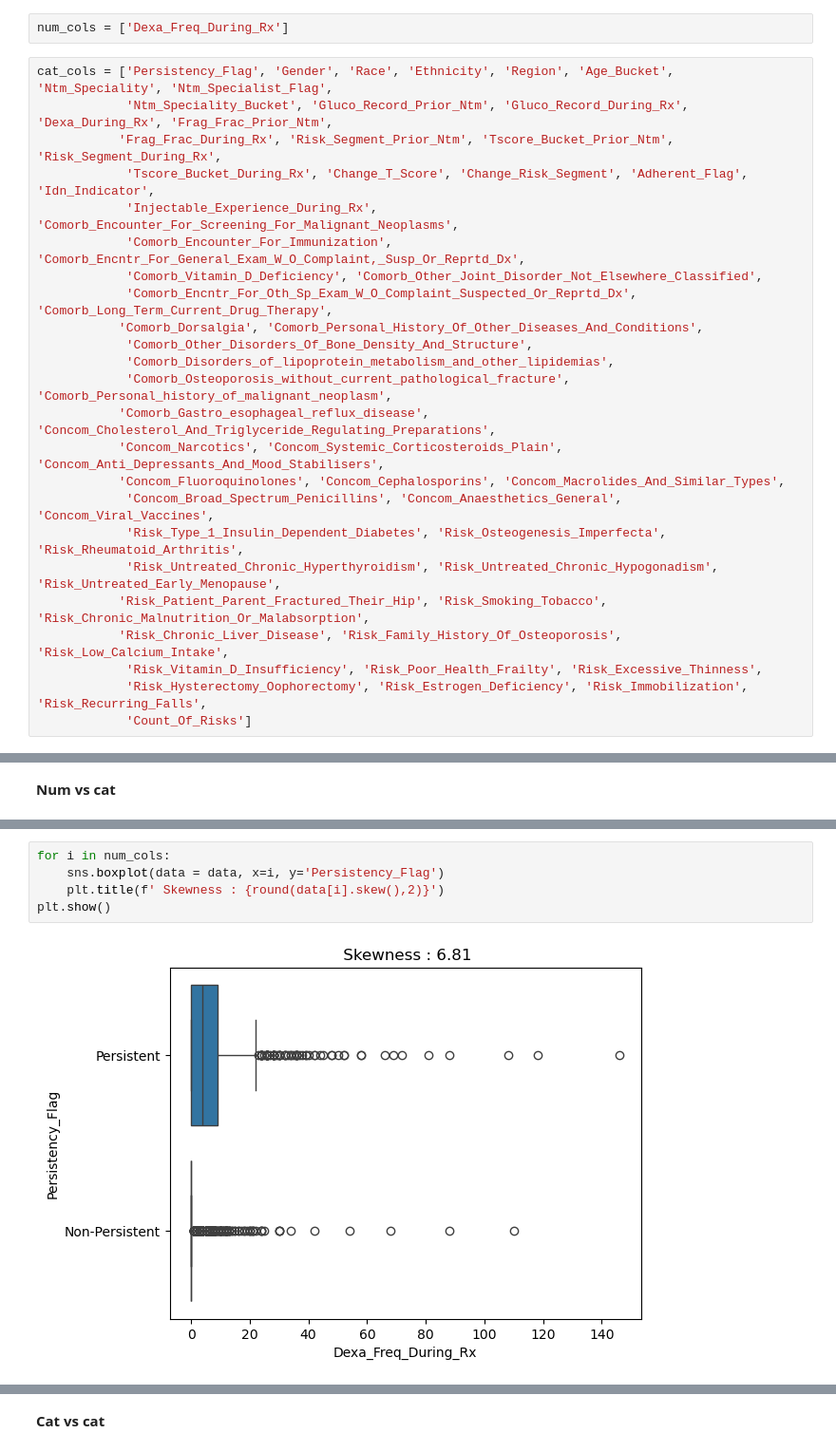
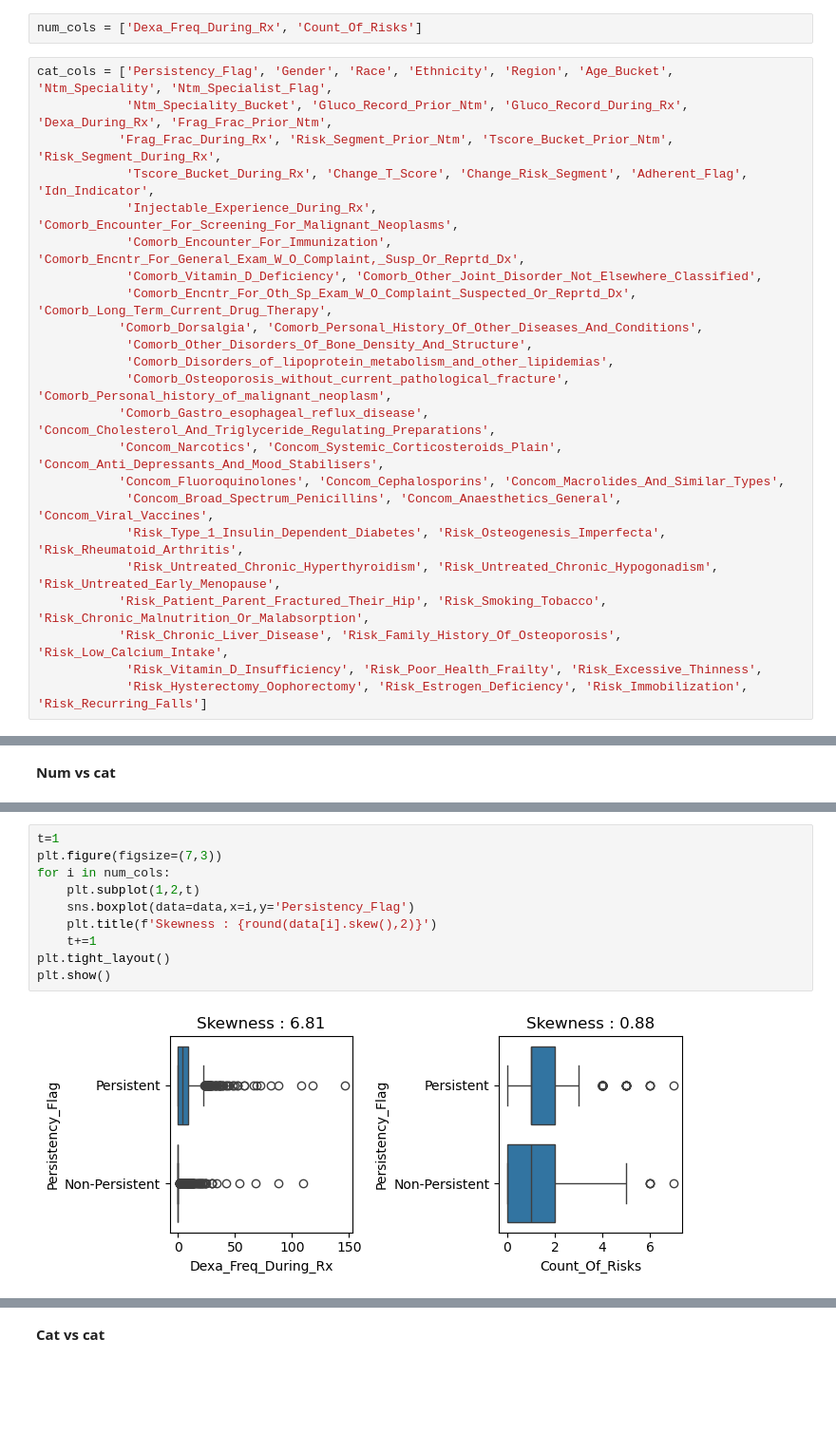
Before and after one commit to Ankita-ar/PERSISTENCY-OF-A-DRUG, a Jupyter notebook: From Data to Decisions - A Complete Pipeline for Drug Persistency Analysis.ipynb, the cells around one changed output, grey strips where cells are left out. Shown at 95% size. Cells and saved outputs as stored; diff of their text form; blank space fills up the shorter version.

```diff
--- a/From Data to Decisions - A Complete Pipeline for Drug Persistency Analysis.ipynb
+++ b/From Data to Decisions - A Complete Pipeline for Drug Persistency Analysis.ipynb
@@ -101,7 +100,7 @@ Index(['Persistency_Flag', 'Gender', 'Race', 'Ethnicity', 'Region',
        'Risk_Immobilization', 'Risk_Recurring_Falls', 'Count_Of_Risks'],
       dtype='object')
 # %%
-num_cols = ['Dexa_Freq_During_Rx']
+num_cols = ['Dexa_Freq_During_Rx', 'Count_Of_Risks']
 # %%
 cat_cols = ['Persistency_Flag', 'Gender', 'Race', 'Ethnicity', 'Region', 'Age_Bucket', 'Ntm_Speciality', 'Ntm_Specialist_Flag',
             'Ntm_Speciality_Bucket', 'Gluco_Record_Prior_Ntm', 'Gluco_Record_During_Rx', 'Dexa_During_Rx', 'Frag_Frac_Prior_Ntm',
@@ -124,5 +123,4 @@ cat_cols = ['Persistency_Flag', 'Gender', 'Race', 'Ethnicity', 'Region', 'Age_Bu
            'Risk_Patient_Parent_Fractured_Their_Hip', 'Risk_Smoking_Tobacco', 'Risk_Chronic_Malnutrition_Or_Malabsorption',
            'Risk_Chronic_Liver_Disease', 'Risk_Family_History_Of_Osteoporosis', 'Risk_Low_Calcium_Intake',
             'Risk_Vitamin_D_Insufficiency', 'Risk_Poor_Health_Frailty', 'Risk_Excessive_Thinness',
-            'Risk_Hysterectomy_Oophorectomy', 'Risk_Estrogen_Deficiency', 'Risk_Immobilization', 'Risk_Recurring_Falls',
-            'Count_Of_Risks']
+            'Risk_Hysterectomy_Oophorectomy', 'Risk_Estrogen_Deficiency', 'Risk_Immobilization', 'Risk_Recurring_Falls']
@@ -222,10 +216,15 @@ plt.show()
 # %%
+t=1
+plt.figure(figsize=(7,3))
 for i in num_cols:
-    sns.boxplot(data = data, x=i, y='Persistency_Flag')
-    plt.title(f' Skewness : {round(data[i].skew(),2)}')
+    plt.subplot(1,2,t)
+    sns.boxplot(data=data,x=i,y='Persistency_Flag')
+    plt.title(f'Skewness : {round(data[i].skew(),2)}')
+    t+=1
+plt.tight_layout()
 plt.show()
 # %% [output]
-[figure, old version]
+[figure, new version]
 # %% [markdown]
 **Inference**
 
```
Also changed, not shown: parts of 59 cells of this notebook.
